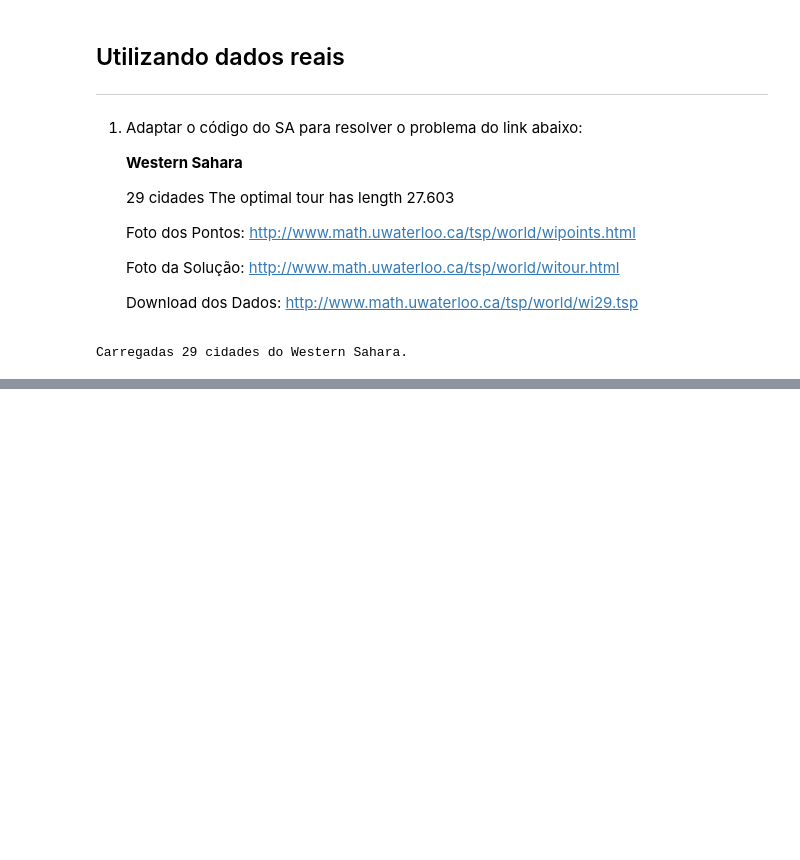
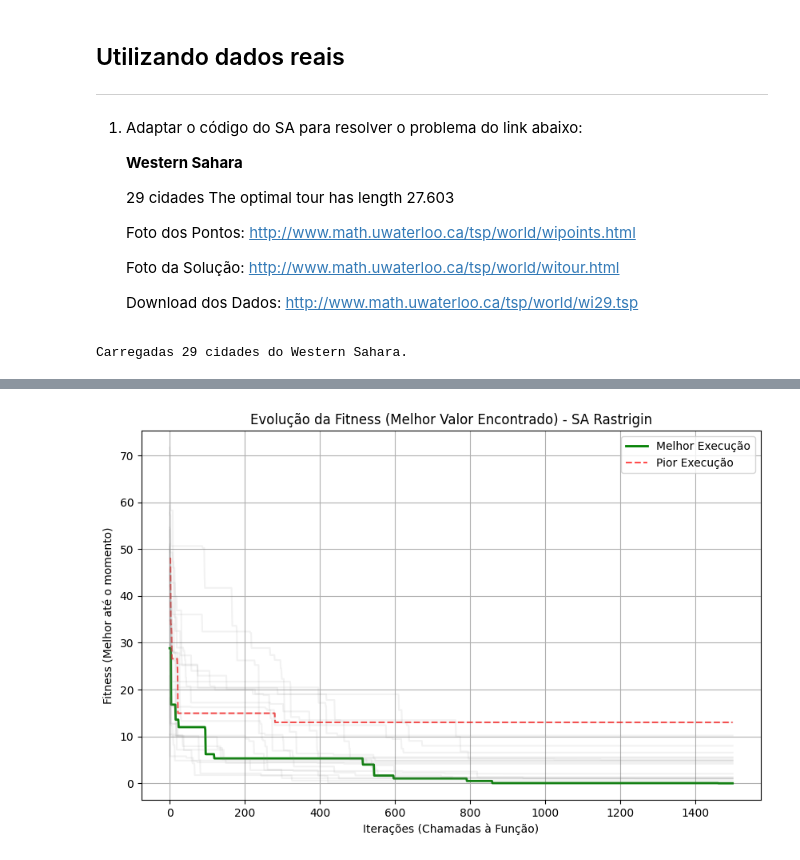
Before and after one commit to alan-saar/genetic-sa-otimization, a Jupyter notebook: A_SimulatedAnnealing_TSP.ipynb, the cells around one changed output, grey strips where cells are left out. Drawn from its saved outputs; the diff is of its cells as text; code cells hidden in the pictures; blank space fills up the shorter version.

```diff
--- a/A_SimulatedAnnealing_TSP.ipynb
+++ b/A_SimulatedAnnealing_TSP.ipynb
@@ -626,0 +878,29 @@ plot_best_tour(cities_coords, best_overall_tour, min_overall_cost)
+# %%
+# C) Gráfico da Evolução da Fitness [cite: 57-59]
+# Plotando a curva da melhor execução e da pior execução para comparação, ou a média.
+# O PDF pede "cada curva deve representar apenas uma das 20 execuções".
+# Vamos plotar a melhor execução (que atingiu o menor valor).
+
+best_run_index = np.argmin(results_final_values)
+worst_run_index = np.argmax(results_final_values)
+
+plt.figure(figsize=(10, 6))
+# Plota a melhor execução
+plt.plot(results_histories[best_run_index], label='Melhor Execução', color='green', linewidth=2)
+
+# Opcional: Plotar a pior para demonstrar variabilidade
+plt.plot(results_histories[worst_run_index], label='Pior Execução', color='red', linestyle='--', alpha=0.7)
+
+# Opcional: Plotar todas as execuções em cinza claro no fundo
+for hist in results_histories:
+    plt.plot(hist, color='gray', alpha=0.1)
+
+plt.title('Evolução da Fitness (Melhor Valor Encontrado) - SA Rastrigin')
+plt.xlabel('Iterações (Chamadas à Função)')
+plt.ylabel('Fitness (Melhor até o momento)')
+plt.legend()
+plt.grid(True)
+plt.savefig('evolucao_fitness_rastrigin_sa.png') # Salva a figura
+plt.show()
+# %% [output]
+[figure, added]
```
Also changed, not shown: parts of 16 cells of this notebook, 1 other file.
